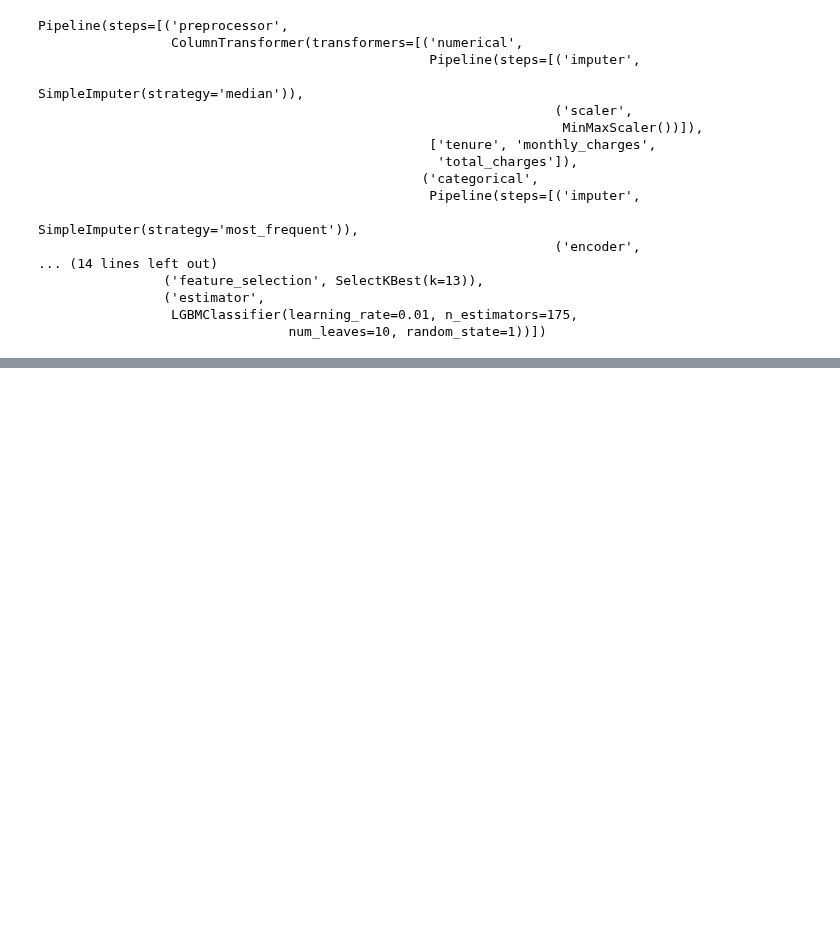
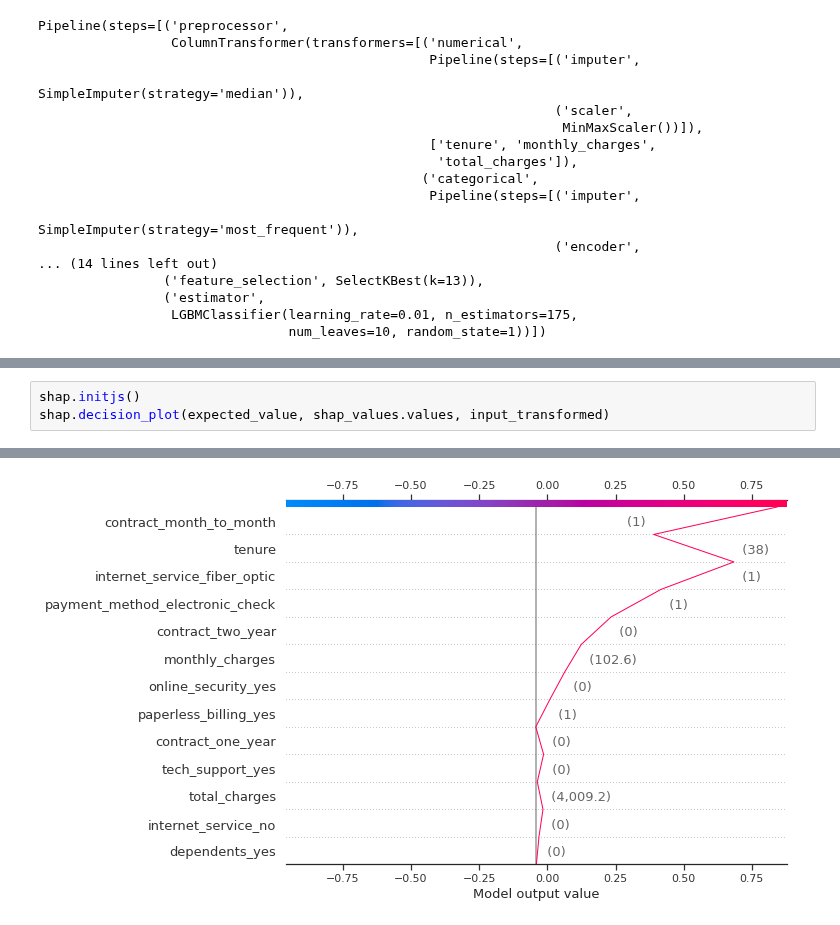
Before and after one commit to adhang/data-science-digital-skola, a Jupyter notebook: 99. Final Project/Modeling Clean - Pipeline.ipynb, the cells around one changed output, grey strips where cells are left out. Drawn from its saved outputs; the diff is of its cells as text; blank space fills up the shorter version.

```diff
--- a/99. Final Project/Modeling Clean - Pipeline.ipynb
+++ b/99. Final Project/Modeling Clean - Pipeline.ipynb
@@ -394,0 +459,4 @@ weighted avg      0.810     0.762     0.774      2113
+# %%
+shap.initjs()
+shap.decision_plot(expected_value, shap_values.values, input_transformed)
+# %% [output]
@@ -394,0 +464 @@ weighted avg      0.810     0.762     0.774      2113
+[figure, added]
```
Also changed, not shown: parts of 28 cells of this notebook.
